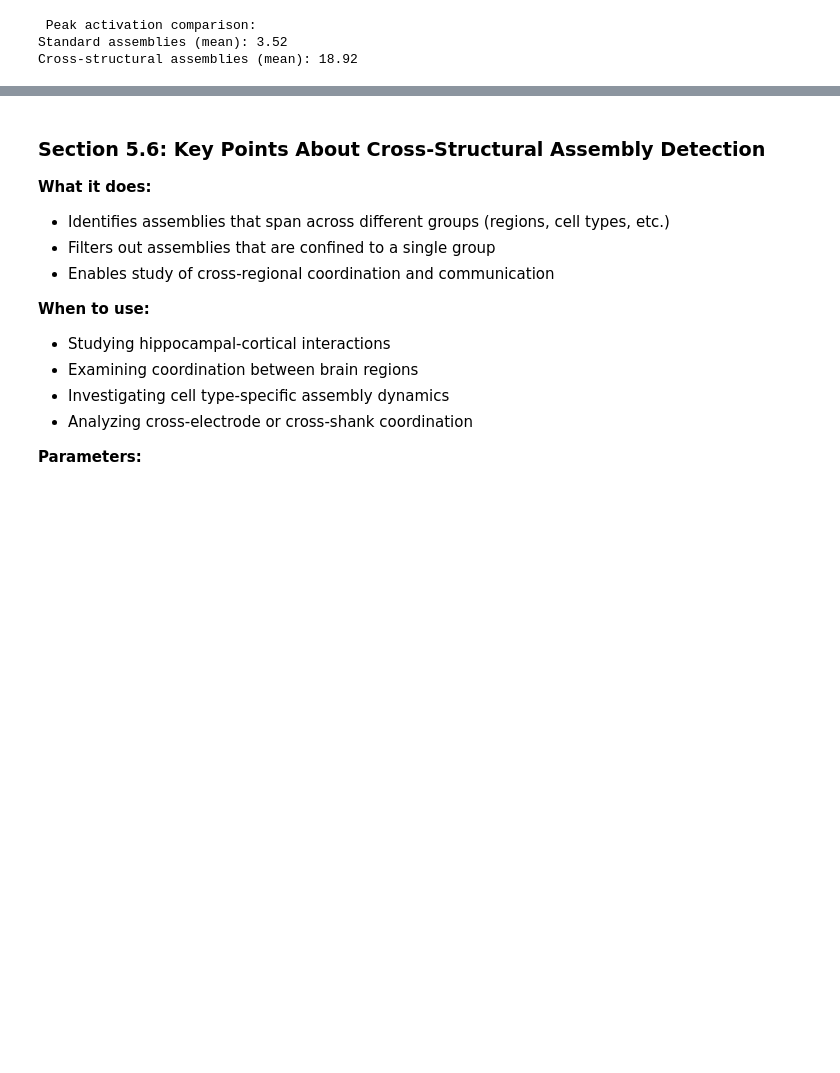
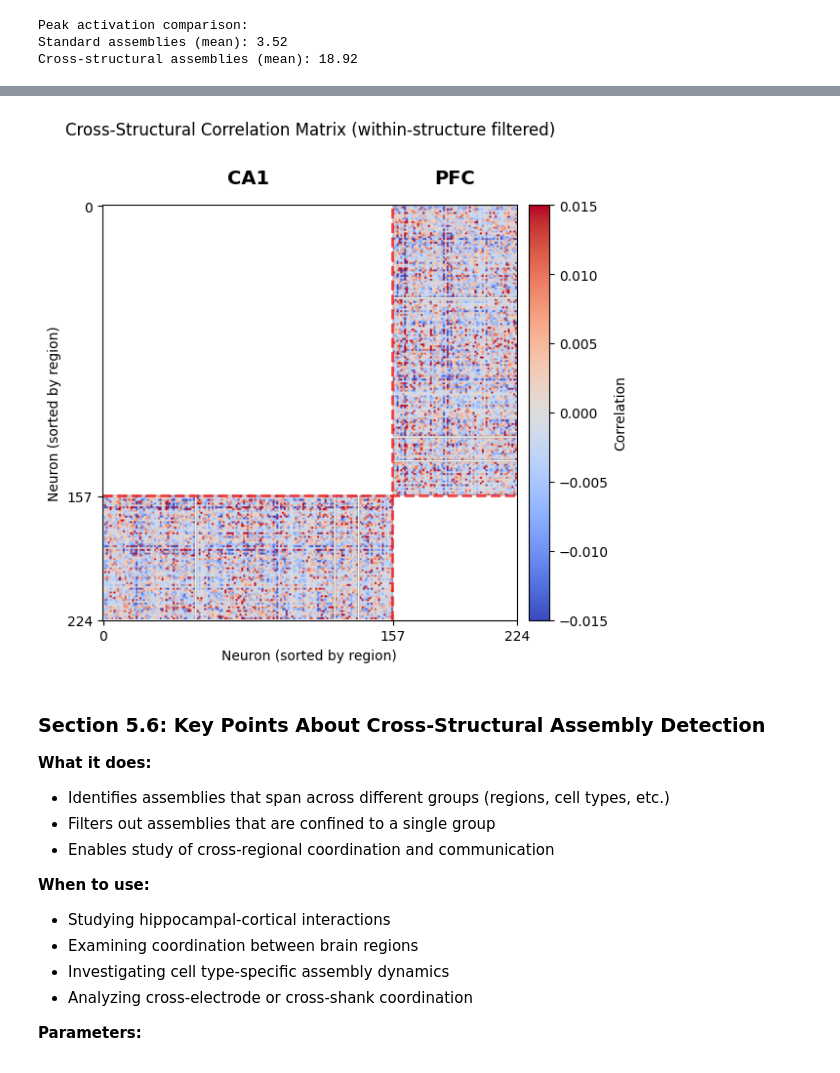
Before and after one commit to ryanharvey1/neuro_py, a Jupyter notebook: tutorials/reactivation.ipynb, the cells around one changed output, grey strips where cells are left out. Cells and saved outputs as stored; diff of their text form; code cells hidden in the pictures; blank space fills up the shorter version.

```diff
--- a/tutorials/reactivation.ipynb
+++ b/tutorials/reactivation.ipynb
@@ -421,3 +438,73 @@ Cross-structural assemblies (mean): 18.92
+# %%
+# Visualize cross-structural correlation matrix with within-structure filtered out
+# Recompute the z-scored binned spike matrix using the method from AssemblyReact
+zmat, _ = assembly_react_cross.get_z_mat(
+    assembly_react_cross.st[
+        assembly_react_cross.epochs[pre_task_post[0][1].item()] & theta_epochs
+    ]
+)
+
+corr = np.corrcoef(zmat)
+
+# Mask within-structure correlations
+region_labels = brain_regions
+mask = np.equal.outer(region_labels, region_labels)
+corr_masked = corr.copy()
+corr_masked[mask] = np.nan  # set within-structure to NaN
+
+fig, ax = plt.subplots(figsize=(7, 6))
+im = ax.imshow(corr_masked, cmap="coolwarm", vmin=-0.015, vmax=0.015)
+
+# Add lines to separate regions
+ca1_neurons = np.sum(brain_regions == "CA1")
+ax.axhline(ca1_neurons - 0.5, color="red", linestyle="--", linewidth=2, alpha=0.7)
+ax.axvline(ca1_neurons - 0.5, color="red", linestyle="--", linewidth=2, alpha=0.7)
+
+# Axis labels and ticks
+ax.set_xlabel("Neuron (sorted by region)")
+ax.set_ylabel("Neuron (sorted by region)")
+ax.set_xticks([0, ca1_neurons, len(brain_regions)])
+ax.set_yticks([0, ca1_neurons, len(brain_regions)])
+ax.set_xticklabels(["0", f"{ca1_neurons}", f"{len(brain_regions)}"])
+ax.set_yticklabels(["0", f"{ca1_neurons}", f"{len(brain_regions)}"])
+
+# Add region labels using text outside the plot area for visibility
+ax.text(
+    ca1_neurons / 2,
+    -10,
+    "CA1",
+    ha="center",
+    va="bottom",
+    fontsize=14,
+    fontweight="bold",
+    color="black",
+    clip_on=False,
+)
+ax.text(
+    ca1_neurons + (len(brain_regions) - ca1_neurons) / 2,
+    -10,
+    "PFC",
+    ha="center",
+    va="bottom",
+    fontsize=14,
+    fontweight="bold",
+    color="black",
+    clip_on=False,
+)
+
+# Add the title above the region annotations by using fig.suptitle
+fig.suptitle(
+    "Cross-Structural Correlation Matrix (within-structure filtered)",
+    fontsize=12,
+    y=0.94,
+)
+
+# Colorbar
+cbar = plt.colorbar(im, ax=ax, label="Correlation", pad=0.02)
+plt.tight_layout(rect=[0, 0, 1, 0.93])
+plt.show()
+# %% [output]
+[figure, added]
 # %% [markdown]
 ### Section 5.6: Key Points About Cross-Structural Assembly Detection
 
```
Also changed, not shown: parts of 4 cells of this notebook.
